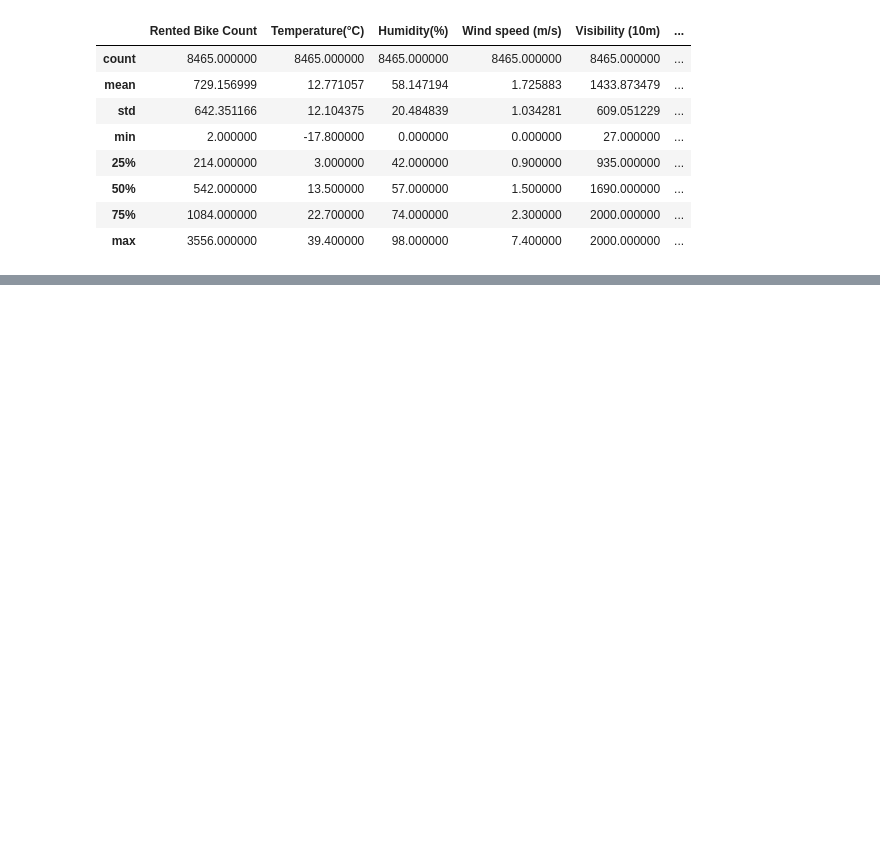
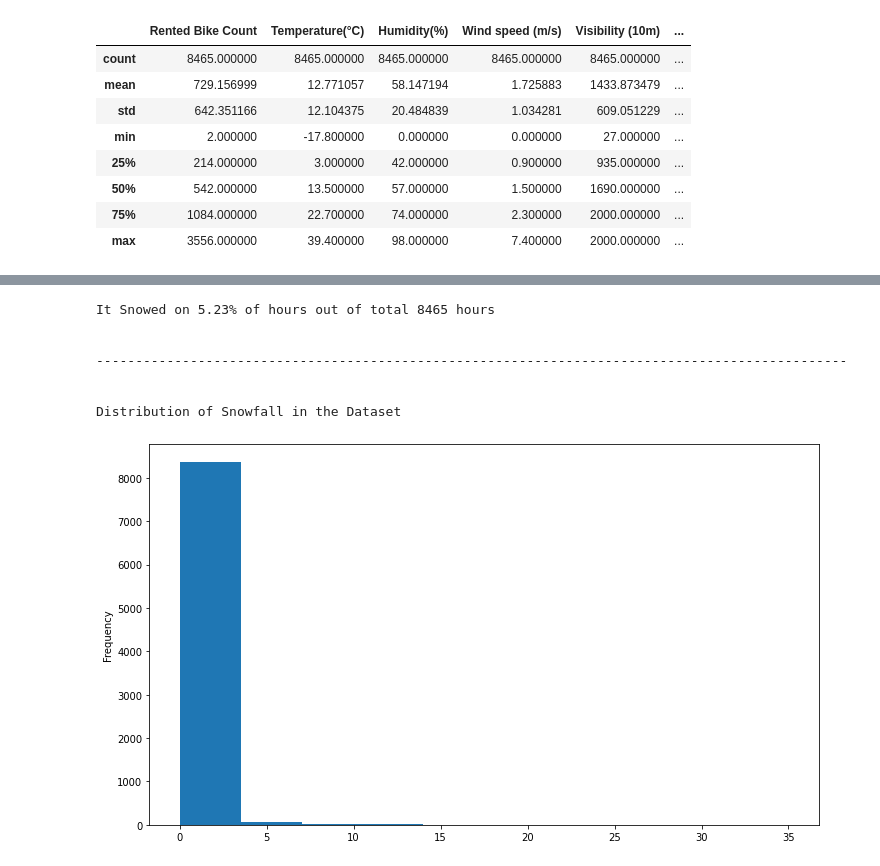
Before and after one commit to Sourabhpatel1/Capstone-Project-Regression, a Jupyter notebook: Capstone_Project_II,_Regression.ipynb, the cells around one changed output, grey strips where cells are left out. Cells and saved outputs as stored; diff of their text form; code cells hidden in the pictures; blank space fills up the shorter version.

```diff
--- a/Capstone_Project_II,_Regression.ipynb
+++ b/Capstone_Project_II,_Regression.ipynb
@@ -222,0 +253,18 @@ numerical_data.describe()
+# %%
+# Checking the percentage of number of hours it snowed out of total hours
+
+p_snow_hours = numerical_data.loc[numerical_data["Snowfall (cm)"] > 0].shape[0] / len(numerical_data) * 100
+
+print(f"It Snowed on {round(p_snow_hours,2)}% of hours out of total {len(numerical_data)} hours" "\n\n")
+print("--" * 48 + "\n\n")
+print("Distribution of Snowfall in the Dataset" + "\n\n")
+numerical_data["Rainfall(mm)"].plot(kind='hist');
+# %% [output]
+It Snowed on 5.23% of hours out of total 8465 hours
+
+
+------------------------------------------------------------------------------------------------
+
+
+Distribution of Snowfall in the Dataset
+[figure, added]
```
Also changed, not shown: parts of 44 cells of this notebook.
